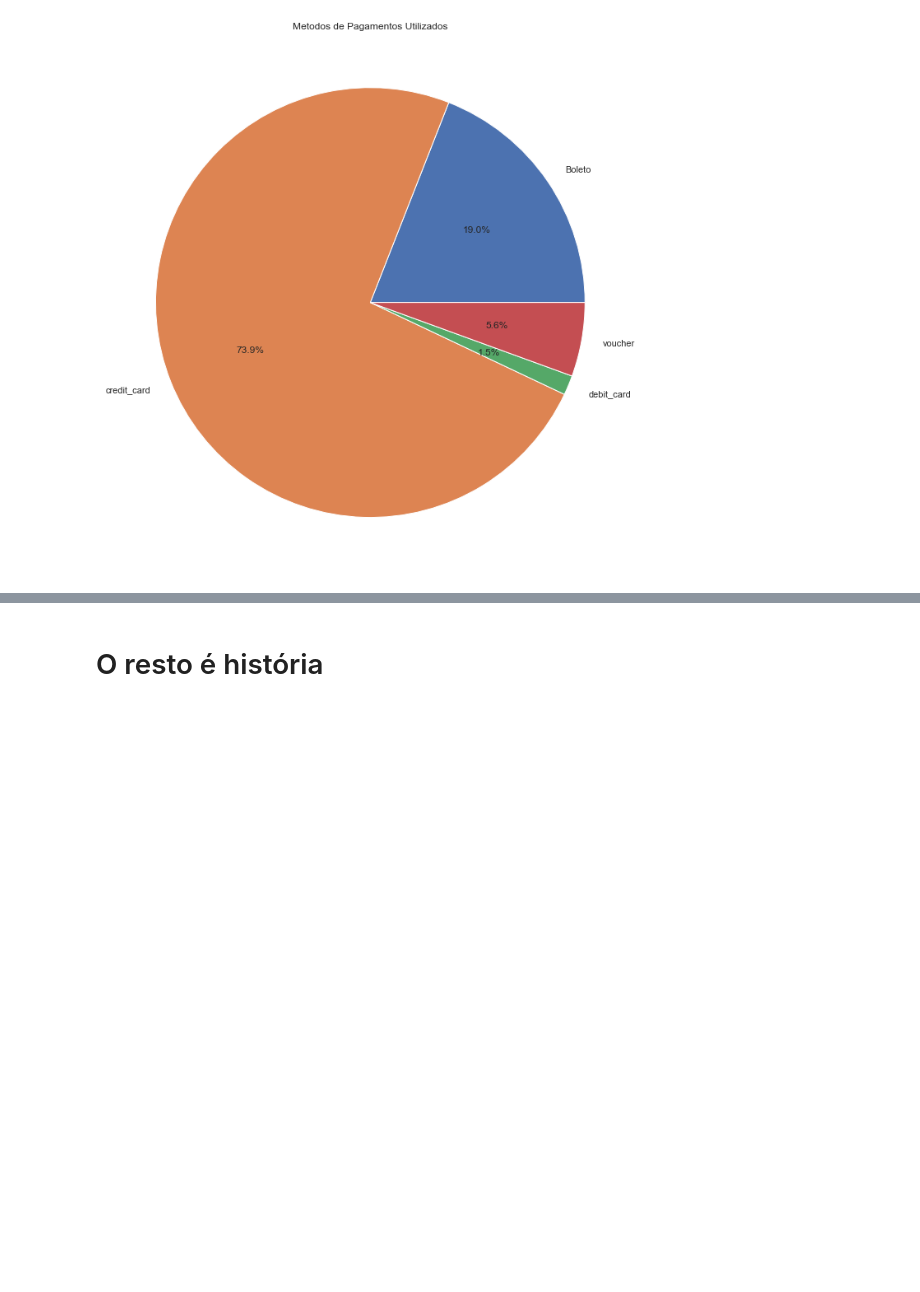
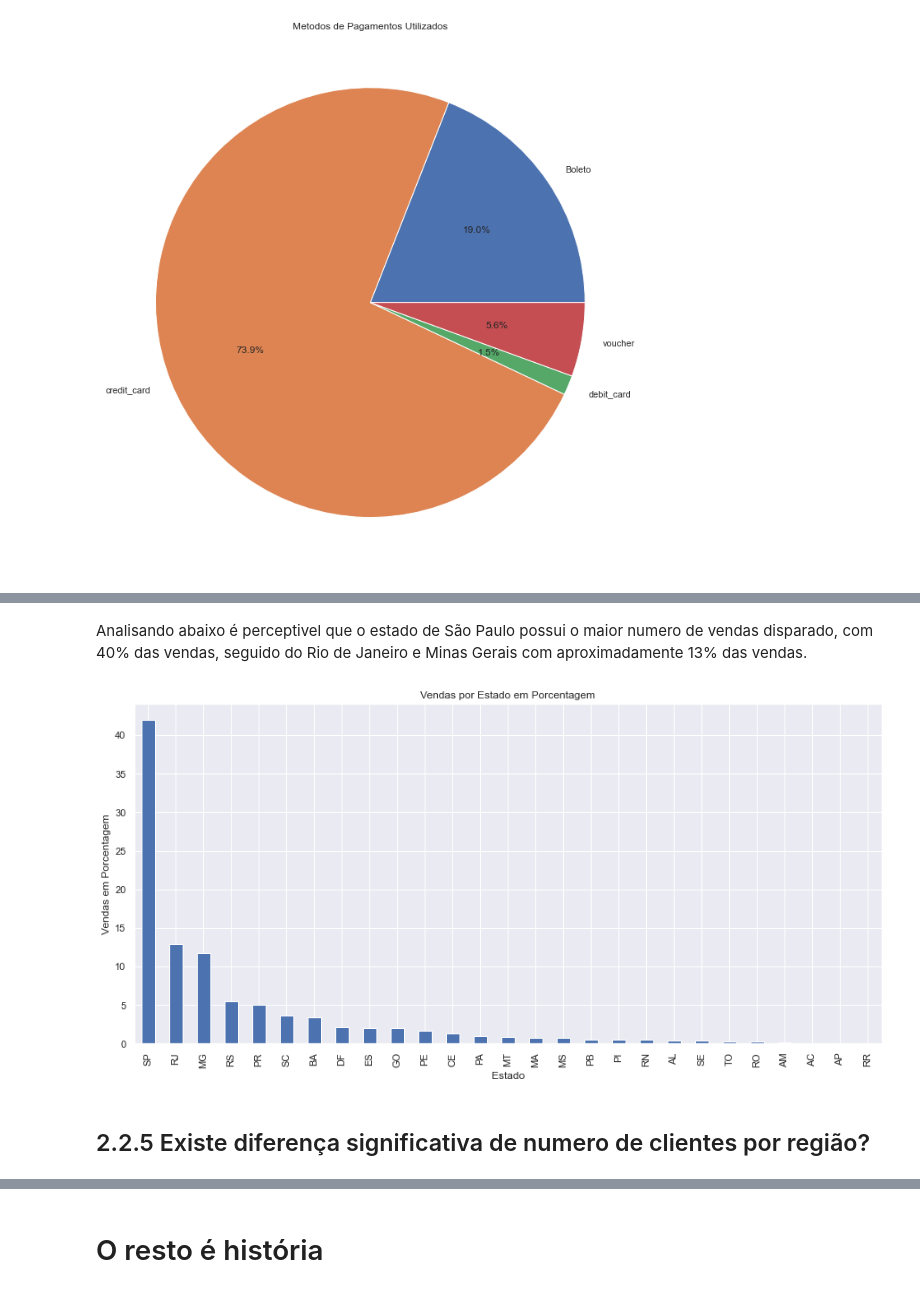
Before and after one commit to Herikc2/Brazilian-E-Commerce-Olist, a Jupyter notebook: docs/main.ipynb, the cells around one changed output, grey strips where cells are left out. Drawn from its saved outputs; the diff is of its cells as text; code cells hidden in the pictures; blank space fills up the shorter version.

```diff
--- a/docs/main.ipynb
+++ b/docs/main.ipynb
@@ -428,0 +466,21 @@ plt.show()
+# %%
+salesStatePercent = salesState.copy()
+salesStatePercent = salesStatePercent.to_frame()
+# %%
+# Calculando porcentagem de cada estado em relação ao total de vendas
+salesStatePercent['percent'] = (salesStatePercent['customer_id'] / salesStatePercent['customer_id'].sum()) * 100
+# %% [markdown]
+Analisando abaixo é perceptivel que o estado de São Paulo possui o maior numero de vendas disparado, com 40% das vendas, seguido do Rio de Janeiro e Minas Gerais com aproximadamente 13% das vendas.
+# %%
+plt.figure(figsize = (15, 7))
+salesStatePercent['percent'].sort_values(ascending = False).plot(kind = 'bar')
+
+plt.xlabel('Estado')
+plt.ylabel('Vendas em Porcentagem')
+plt.title('Vendas por Estado em Porcentagem')
+
+plt.show()
+# %% [output]
+[figure, added]
+# %% [markdown]
+## 2.2.5 Existe diferença significativa de numero de clientes por região?
```
Also changed, not shown: parts of 64 cells of this notebook, 1 other file.
